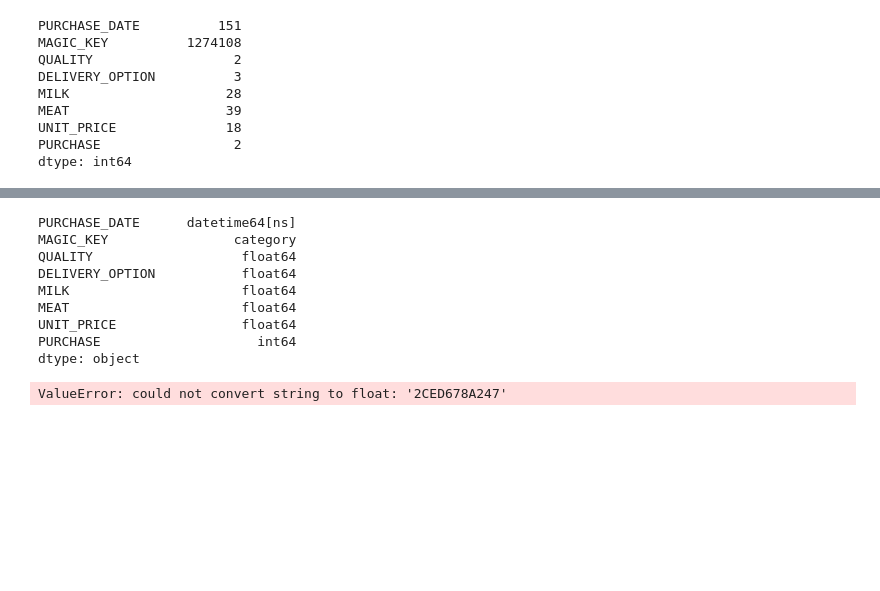
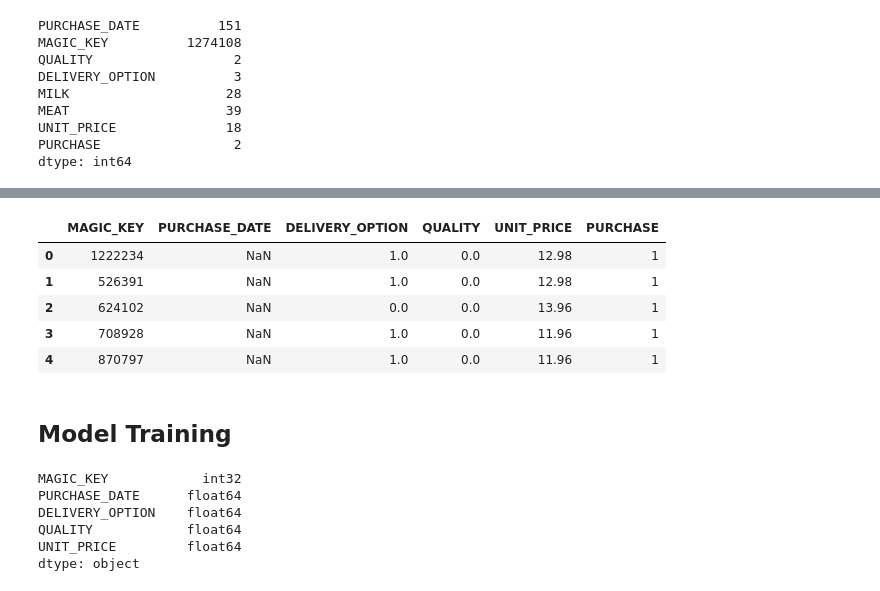
Before and after one commit to Exile404/Robi-Datathon, a Jupyter notebook: Problem1/Problem1 Zun.ipynb, the cells around one changed output, grey strips where cells are left out. Drawn from its saved outputs; the diff is of its cells as text; code cells hidden in the pictures; blank space fills up the shorter version.

Commit message:
feat(model train): Model trained

```diff
--- a/Problem1/Problem1 Zun.ipynb
+++ b/Problem1/Problem1 Zun.ipynb
@@ -238,0 +251,13 @@ merged_df.head()
+# %%
+col_order = ["MAGIC_KEY", "PURCHASE_DATE", "DELIVERY_OPTION", "QUALITY", "UNIT_PRICE", "PURCHASE"]
+merged_df = merged_df.reindex(columns=col_order)
+merged_df.head()
+# %% [output]
+|  | MAGIC_KEY | PURCHASE_DATE | DELIVERY_OPTION | QUALITY | UNIT_PRICE | PURCHASE |
+| 0 | 1222234 | NaN | 1.0 | 0.0 | 12.98 | 1 |
+| 1 | 526391 | NaN | 1.0 | 0.0 | 12.98 | 1 |
+| 2 | 624102 | NaN | 0.0 | 0.0 | 13.96 | 1 |
+| 3 | 708928 | NaN | 1.0 | 0.0 | 11.96 | 1 |
+| 4 | 870797 | NaN | 1.0 | 0.0 | 11.96 | 1 |
+# %% [markdown]
+## Model Training
@@ -239,17 +271,9 @@ merged_df.head()
 # %%
-merged_df.dtypes
+X_train.dtypes
 # %% [output]
-PURCHASE_DATE      datetime64[ns]
-MAGIC_KEY                category
-QUALITY                   float64
-DELIVERY_OPTION           float64
-MILK                      float64
-MEAT                      float64
-UNIT_PRICE                float64
-PURCHASE                    int64
+MAGIC_KEY            int32
+PURCHASE_DATE      float64
+DELIVERY_OPTION    float64
+QUALITY            float64
+UNIT_PRICE         float64
 dtype: object
-# %%
-correlation = merged_df[['PURCHASE', 'QUALITY', 'DELIVERY_OPTION', 'UNIT_PRICE']].corr()
-print(correlation)
-# %% [output]
-ValueError: could not convert string to float: '2CED678A247'
```
Also changed, not shown: parts of 16 cells of this notebook.
